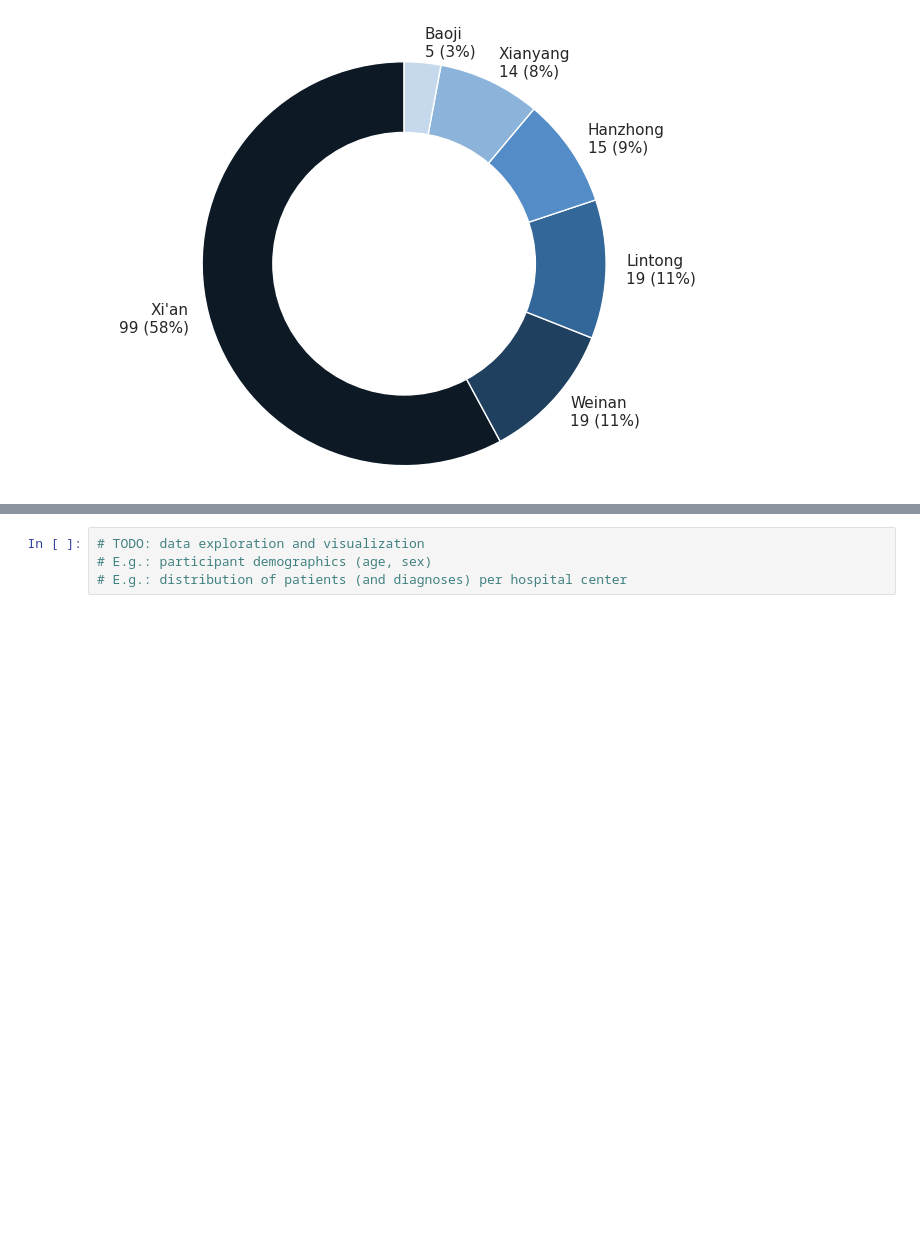
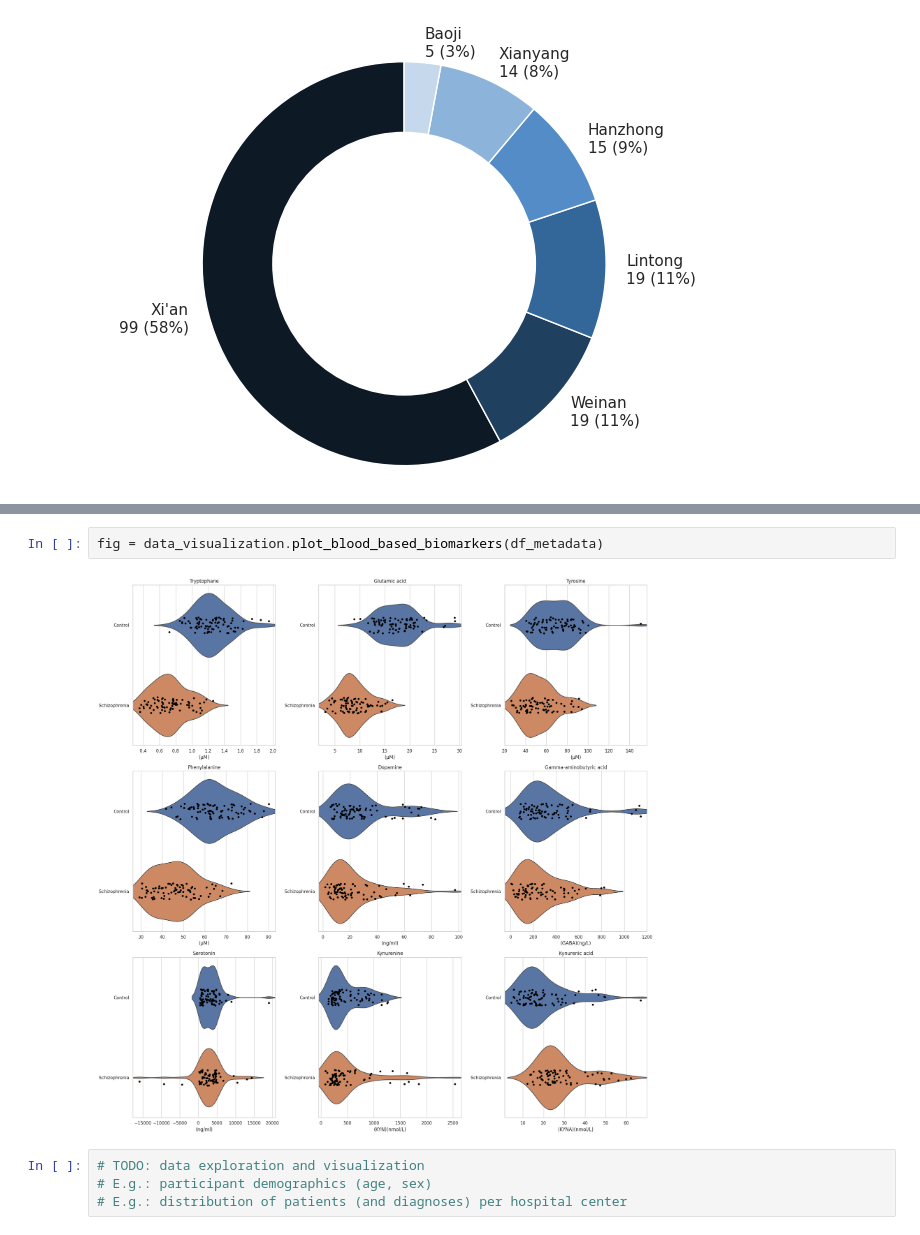
Before and after one commit to quantori/tutorial-on-ML-for-microbiomics, a Jupyter notebook: tutorial_dev.ipynb, the cells around one changed output, grey strips where cells are left out. Saved outputs shown, nothing was run; the diff lists cells and outputs as text; blank space fills up the shorter version.

Commit message:
Add plot to visualize the distribution of blood-based biomarkers

```diff
--- a/tutorial_dev.ipynb
+++ b/tutorial_dev.ipynb
@@ -140,3 +140,7 @@ fig = data_visualization.plot_demographics(df_metadata)
+# %%
+fig = data_visualization.plot_blood_based_biomarkers(df_metadata)
+# %% [output]
+[figure, added]
 # %%
 # TODO: data exploration and visualization
 # E.g.: participant demographics (age, sex)
```
Also changed, not shown: parts of 1 cell of this notebook, 1 other file.
